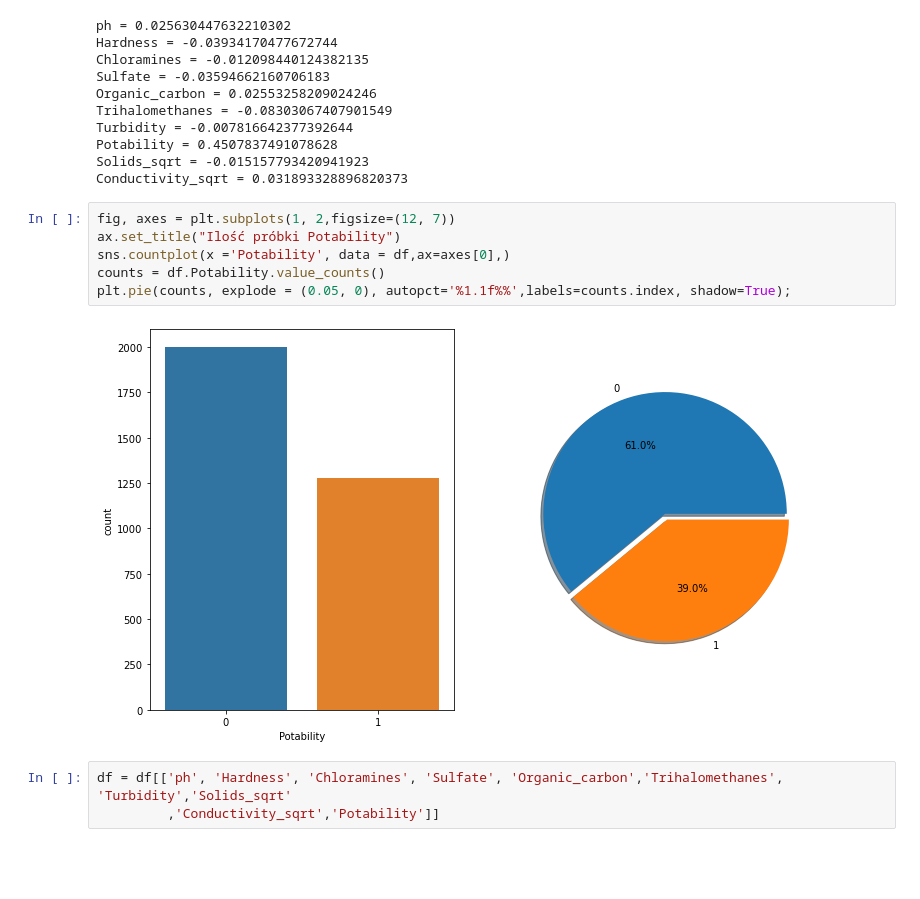
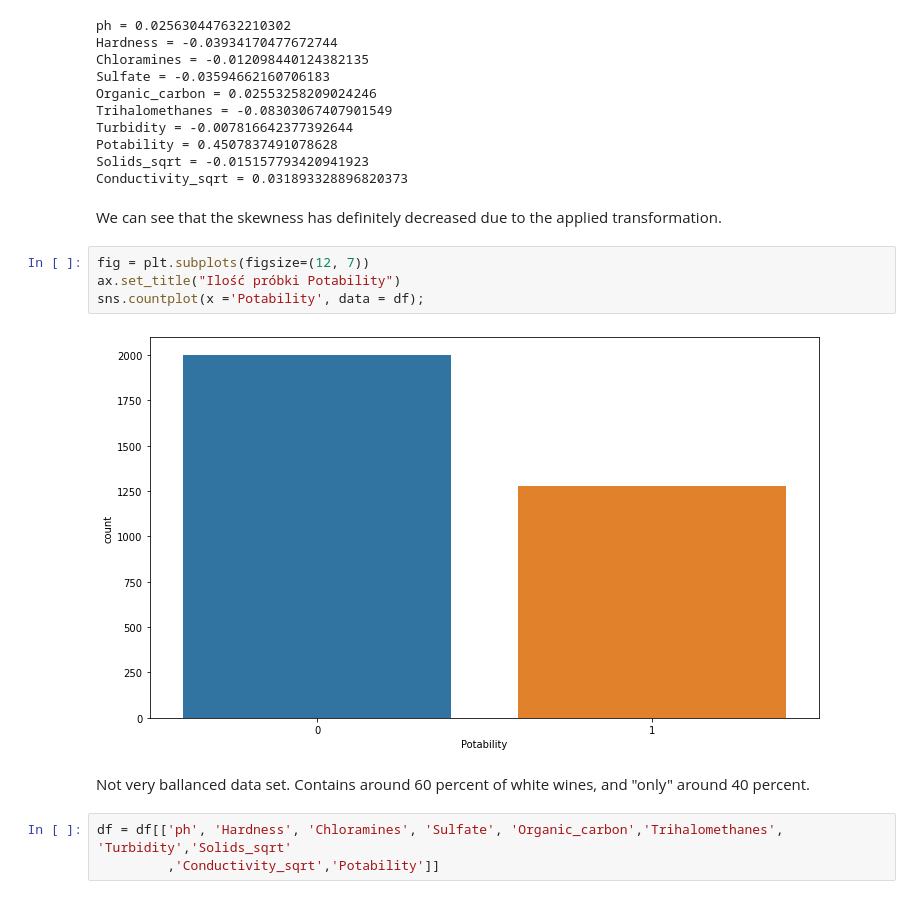
Before and after one commit to mikolaj-halemba/Water-Quality-, a Jupyter notebook: water_quality.ipynb, the cells around one changed output. Cells and saved outputs as stored; diff of their text form; blank space fills up the shorter version.

```diff
--- a/water_quality.ipynb
+++ b/water_quality.ipynb
@@ -191,14 +247,16 @@ Turbidity = -0.007816642377392644
 Potability = 0.4507837491078628
 Solids_sqrt = -0.015157793420941923
 Conductivity_sqrt = 0.031893328896820373
+# %% [markdown]
+We can see that the skewness has definitely decreased due to the applied transformation.
 # %%
-fig, axes = plt.subplots(1, 2,figsize=(12, 7))
+fig = plt.subplots(figsize=(12, 7))
 ax.set_title("Ilość próbki Potability")
-sns.countplot(x ='Potability', data = df,ax=axes[0],)
-counts = df.Potability.value_counts()
-plt.pie(counts, explode = (0.05, 0), autopct='%1.1f%%',labels=counts.index, shadow=True);
+sns.countplot(x ='Potability', data = df);
 # %% [output]
-[figure, old version]
+[figure, new version]
+# %% [markdown]
+Not very ballanced data set. Contains around 60 percent of white wines, and "only" around 40 percent.
 # %%
 df = df[['ph', 'Hardness', 'Chloramines', 'Sulfate', 'Organic_carbon','Trihalomethanes', 'Turbidity','Solids_sqrt'
          ,'Conductivity_sqrt','Potability']]
```
Also changed, not shown: parts of 31 cells of this notebook.
